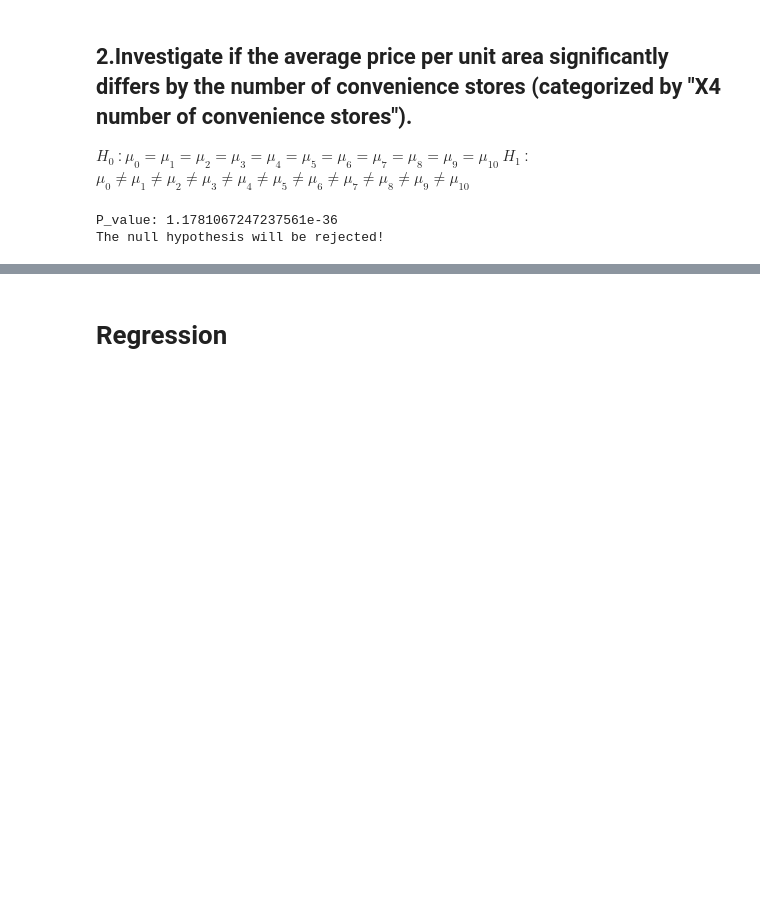
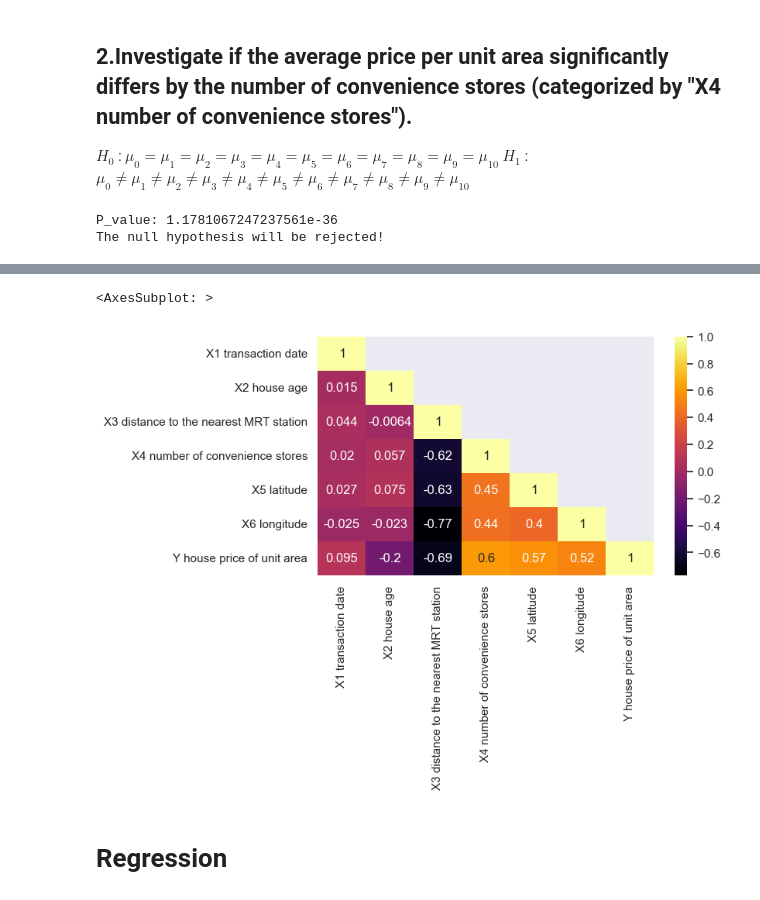
Before and after one commit to pooyanosk1382/ML, a Jupyter notebook: Assignment1/Real State/realState.ipynb, the cells around one changed output, grey strips where cells are left out. Drawn from its saved outputs; the diff is of its cells as text; code cells hidden in the pictures; blank space fills up the shorter version.

```diff
--- a/Assignment1/Real State/realState.ipynb
+++ b/Assignment1/Real State/realState.ipynb
@@ -381,3 +423,11 @@ The null hypothesis will be rejected!
+# %%
+corr_matrix = file.corr()
+plt.figure(figsize=(7, 4))
+corr_matrix = corr_matrix.where(np.tril(np.ones(corr_matrix.shape)).astype(np.bool_))
+sns.heatmap(corr_matrix, annot=True, cmap='inferno')
+# %% [output]
+<AxesSubplot: >
+[figure, added]
 # %% [markdown]
 # Regression
 # %%
```
Also changed, not shown: parts of 21 cells of this notebook.
